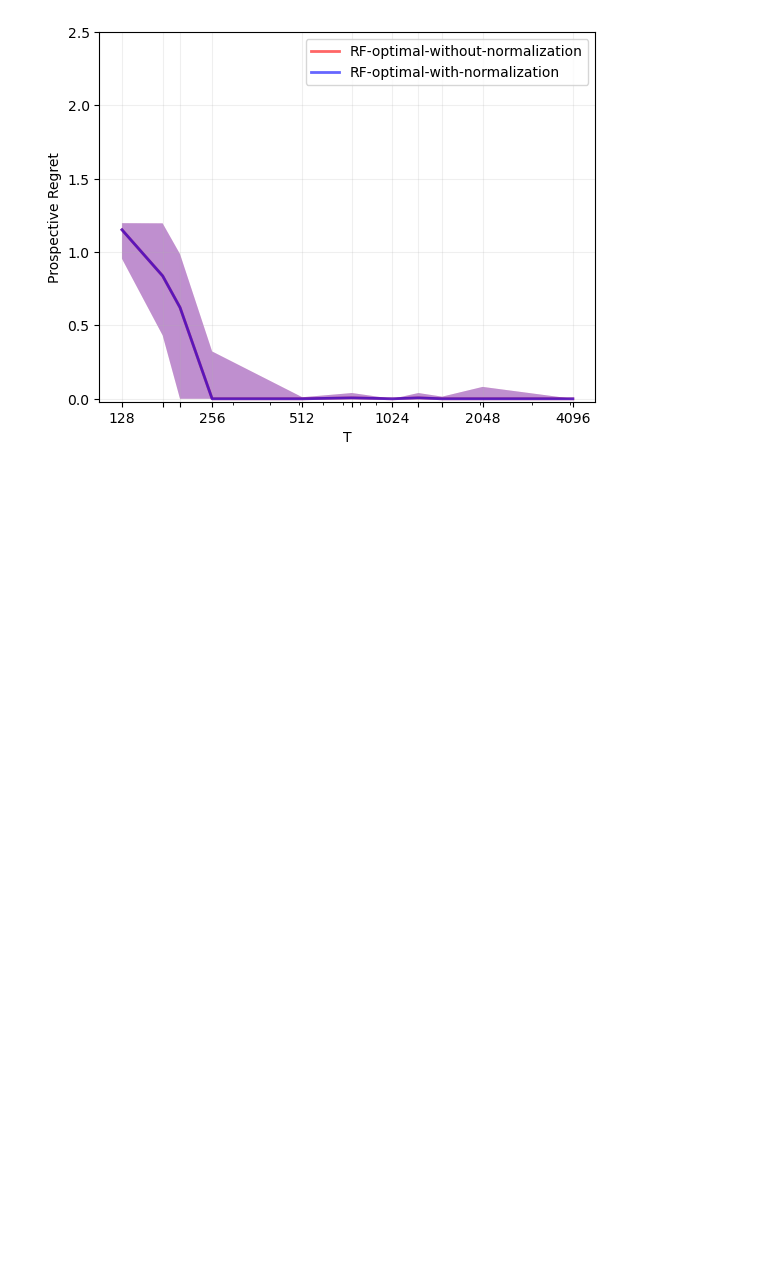
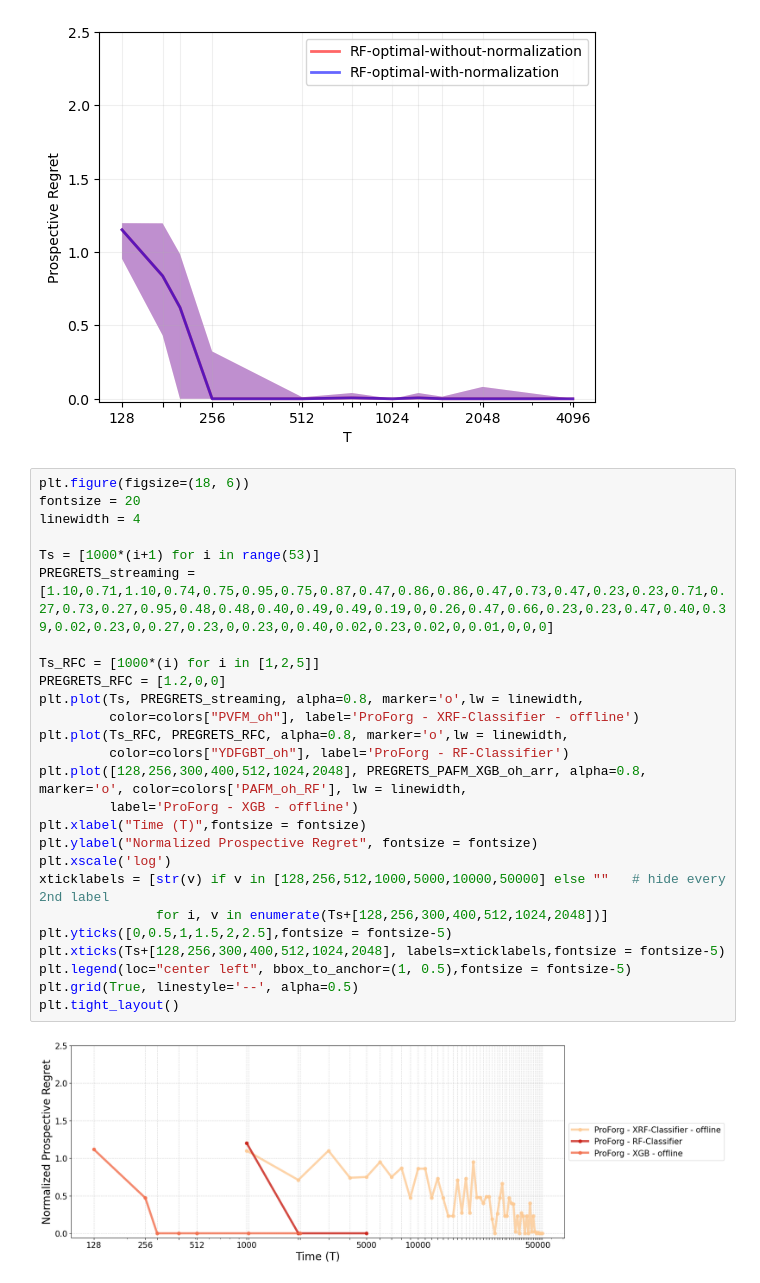
Before and after one commit to neurodata/ProspectiveForaging, a Jupyter notebook: notebooks/read_data.ipynb, the cells around one changed output. Drawn from its saved outputs; the diff is of its cells as text; blank space fills up the shorter version.

```diff
--- a/notebooks/read_data.ipynb
+++ b/notebooks/read_data.ipynb
@@ -891,3 +897,31 @@ plt.legend()
 plt.show()
 # %% [output]
 [figure]
+# %%
+plt.figure(figsize=(18, 6))
+fontsize = 20
+linewidth = 4
+
+Ts = [1000*(i+1) for i in range(53)]
+PREGRETS_streaming = [1.10,0.71,1.10,0.74,0.75,0.95,0.75,0.87,0.47,0.86,0.86,0.47,0.73,0.47,0.23,0.23,0.71,0.27,0.73,0.27,0.95,0.48,0.48,0.40,0.49,0.49,0.19,0,0.26,0.47,0.66,0.23,0.23,0.47,0.40,0.39,0.02,0.23,0,0.27,0.23,0,0.23,0,0.40,0.02,0.23,0.02,0,0.01,0,0,0]
+
+Ts_RFC = [1000*(i) for i in [1,2,5]]
+PREGRETS_RFC = [1.2,0,0]
+plt.plot(Ts, PREGRETS_streaming, alpha=0.8, marker='o',lw = linewidth,
+         color=colors["PVFM_oh"], label='ProForg - XRF-Classifier - offline')
+plt.plot(Ts_RFC, PREGRETS_RFC, alpha=0.8, marker='o',lw = linewidth,
+         color=colors["YDFGBT_oh"], label='ProForg - RF-Classifier')
+plt.plot([128,256,300,400,512,1024,2048], PREGRETS_PAFM_XGB_oh_arr, alpha=0.8, marker='o', color=colors['PAFM_oh_RF'], lw = linewidth,
+         label='ProForg - XGB - offline')
+plt.xlabel("Time (T)",fontsize = fontsize)
+plt.ylabel("Normalized Prospective Regret", fontsize = fontsize)
+plt.xscale('log')
+xticklabels = [str(v) if v in [128,256,512,1000,5000,10000,50000] else ""   # hide every 2nd label
+               for i, v in enumerate(Ts+[128,256,300,400,512,1024,2048])]
+plt.yticks([0,0.5,1,1.5,2,2.5],fontsize = fontsize-5)
+plt.xticks(Ts+[128,256,300,400,512,1024,2048], labels=xticklabels,fontsize = fontsize-5)
+plt.legend(loc="center left", bbox_to_anchor=(1, 0.5),fontsize = fontsize-5)
+plt.grid(True, linestyle='--', alpha=0.5)
+plt.tight_layout()
+# %% [output]
+[figure, added]
```
Also changed, not shown: parts of 2 cells of this notebook, 6 other files.
